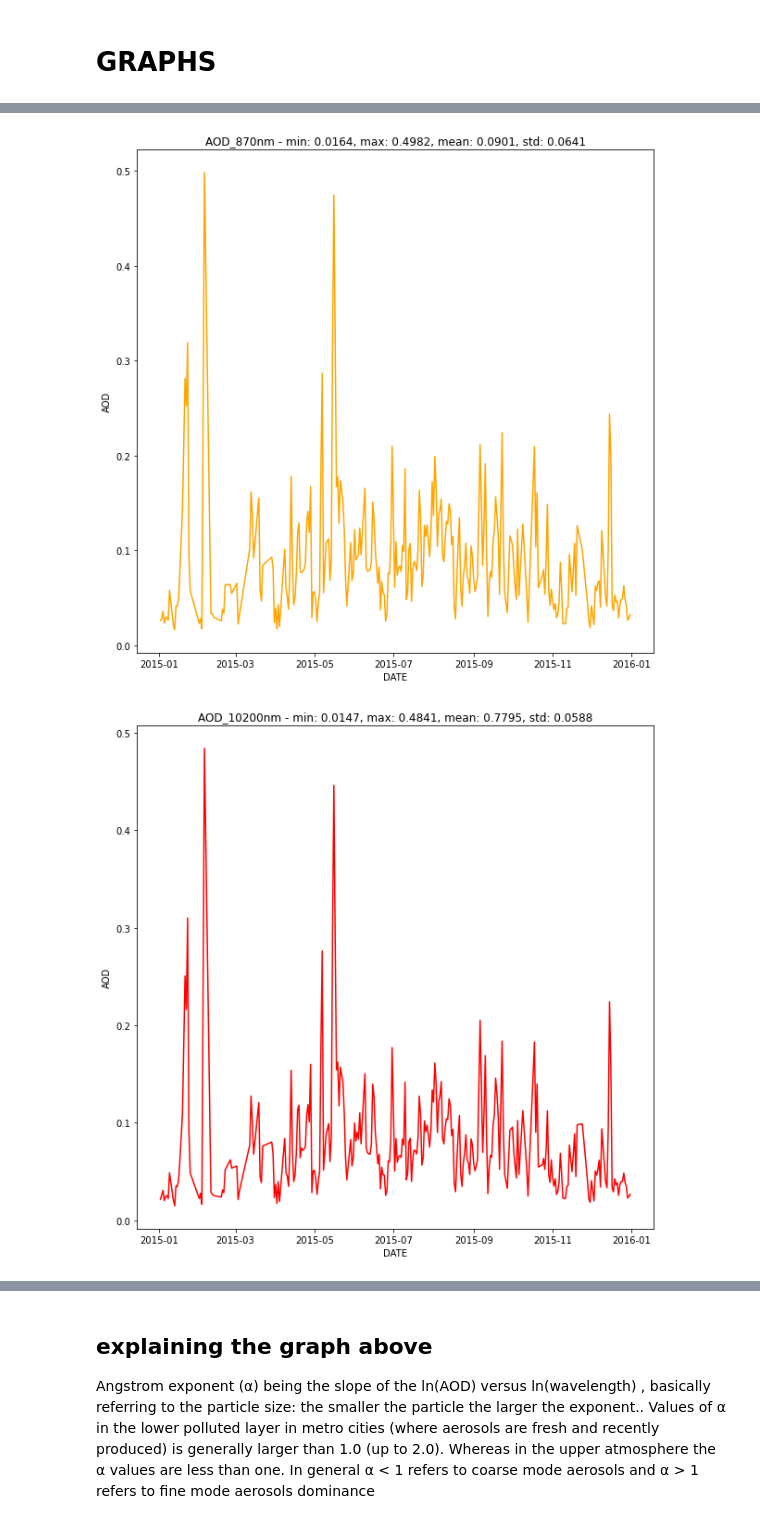
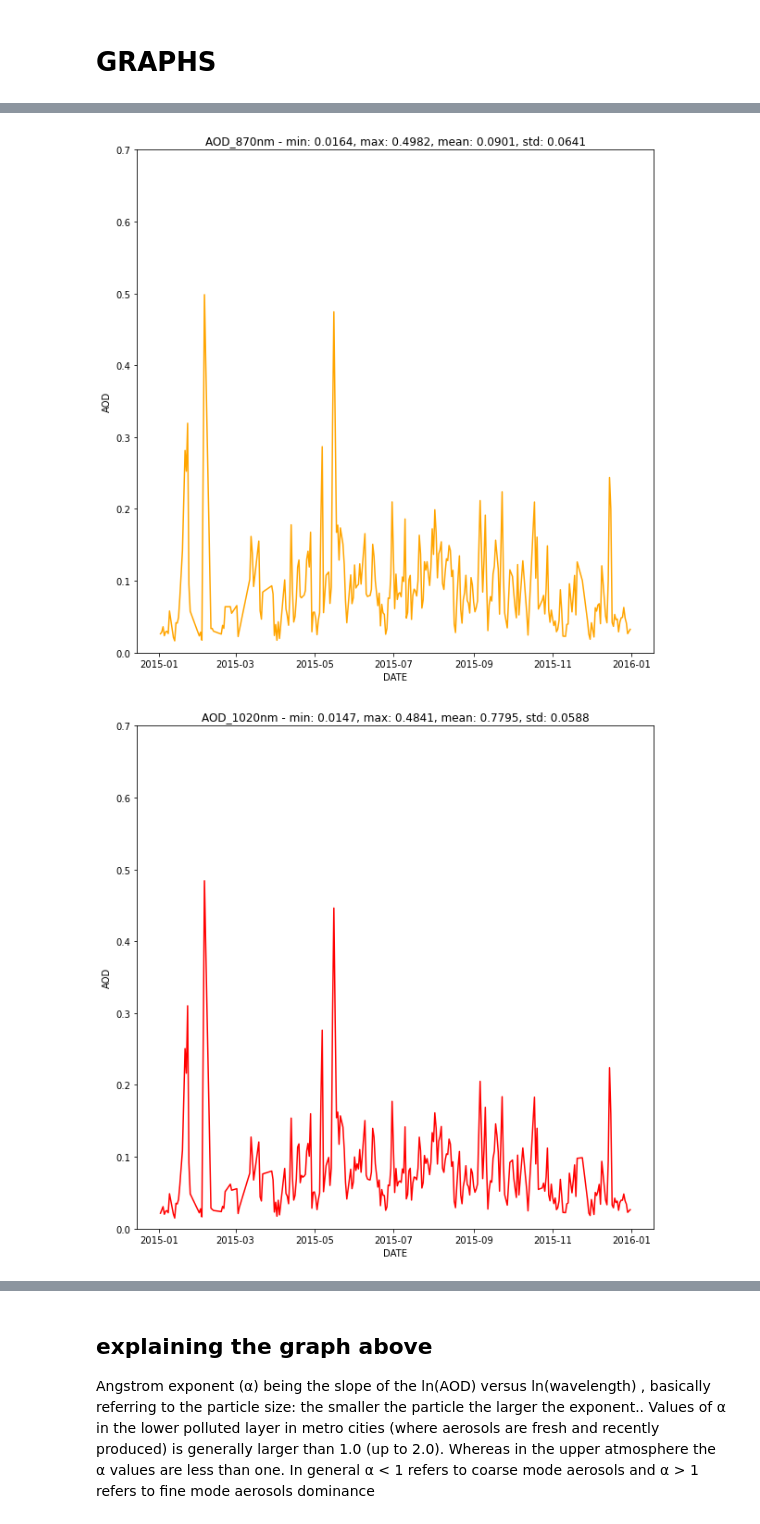
Before and after one commit to nadezsha/atmospheric-physics, a Jupyter notebook: AOD.ipynb, the cells around one changed output, grey strips where cells are left out. Drawn from its saved outputs; the diff is of its cells as text; code cells hidden in the pictures.

```diff
--- a/AOD.ipynb
+++ b/AOD.ipynb
@@ -34,6 +34,7 @@ def aod(x,y,col,t):
     plt.xlabel("DATE")
     plt.ylabel("AOD")
     plt.title(t)
+    plt.ylim(top=0.7)
     plt.plot(x,y,color=col)
 # %%
 def statistics(x):
@@ -95,11 +96,11 @@ aod(data["datetime"], data["AOD_675nm"],"green","AOD_675nm - min: 0.0244, max: 0
 # %%
 aod(data["datetime"], data["AOD_870nm"],"orange","AOD_870nm - min: 0.0164, max: 0.4982, mean: 0.0901, std: 0.0641")
 # %% [output]
-[figure, old version]
+[figure, new version]
 # %%
-aod(data["datetime"], data["AOD_1020nm"],"red","AOD_10200nm - min: 0.0147, max: 0.4841, mean: 0.7795, std: 0.0588")
+aod(data["datetime"], data["AOD_1020nm"],"red","AOD_1020nm - min: 0.0147, max: 0.4841, mean: 0.7795, std: 0.0588")
 # %% [output]
-[figure, old version]
+[figure, new version]
 # %%
 plt.figure(figsize=(10,10))
 plt.xlabel("DATE")
```
Also changed, not shown: parts of 6 cells of this notebook.
